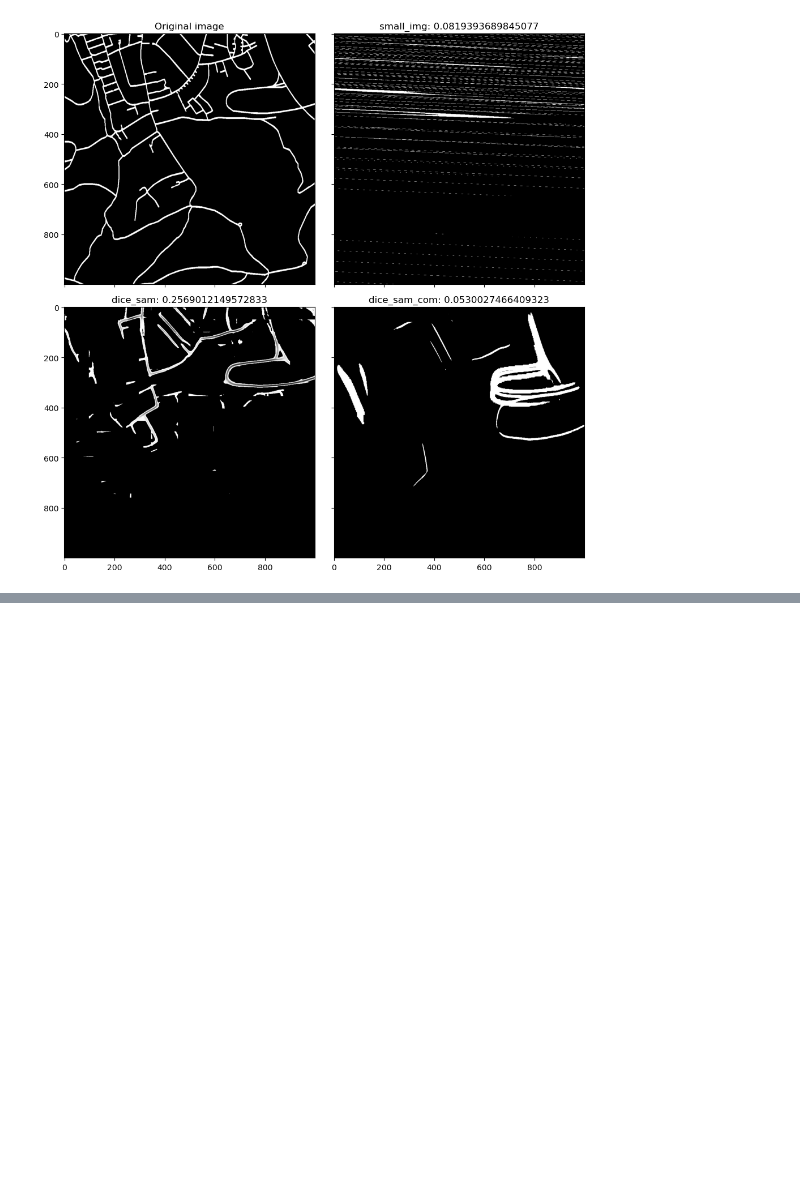
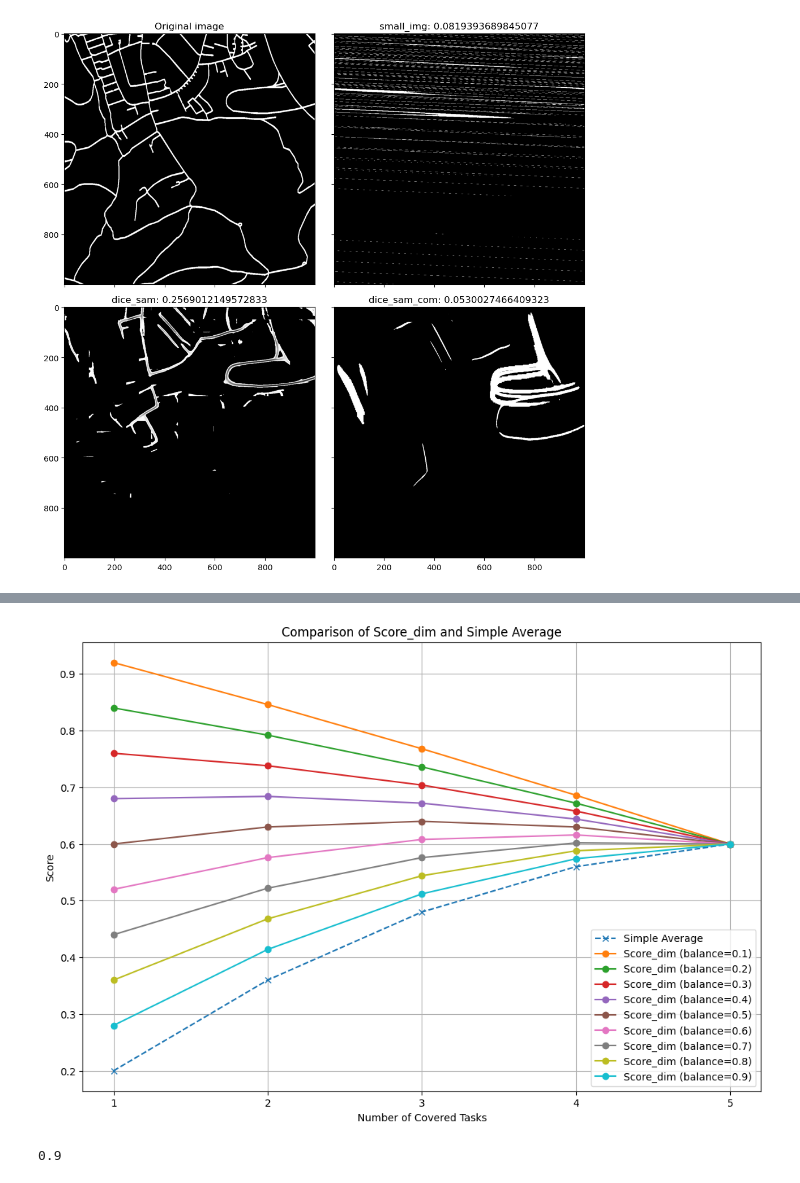
Before and after one commit to pipe1223/RemoteSeg, a Jupyter notebook: test_everything.ipynb, the cells around one changed output, grey strips where cells are left out. Cells and saved outputs as stored; diff of their text form; code cells hidden in the pictures; blank space fills up the shorter version.

```diff
--- a/test_everything.ipynb
+++ b/test_everything.ipynb
@@ -1759,0 +1784,65 @@ result_sam_com
+# %%
+import matplotlib.pyplot as plt
+import numpy as np
+
+# Constants
+N_total_tasks = 5
+
+# Data
+data1 = [1.0, 0, 0, 0, 0]  # cover only 1 task
+data2 = [0.9, 0.9, 0, 0, 0]  # cover only 2 tasks
+data3 = [0.8, 0.8, 0.8, 0, 0]  # cover only 3 tasks
+data4 = [0.7, 0.7, 0.7, 0.7, 0]  # cover only 4 tasks
+data5 = [0.6, 0.6, 0.6, 0.6, 0.6]  # cover all 5 tasks
+
+datasets = [data1, data2, data3, data4, data5]
+
+# # Function to calculate Score_dim
+# def calculate_score_dim(data, balance):
+#     N_covered_tasks = np.count_nonzero(data)
+#     average_task_score = np.mean(data) if N_covered_tasks > 0 else 0
+#     return (average_task_score * N_covered_tasks / N_total_tasks) * ((1 - balance) + balance * N_covered_tasks / N_total_tasks)
+
+# Function to calculate Score_dim
+def calculate_score_dim(data, balance):
+    N_covered_tasks = np.count_nonzero(data)
+
+
+
+    average_task_score = np.sum(data)/N_covered_tasks
+
+    # print ('average_task_score:', average_task_score)
+    # print ('N_covered_tasks / N_total_tasks:', N_covered_tasks / N_total_tasks)
+    # print ('score:',(average_task_score * N_covered_tasks / N_covered_tasks) * ((1 - balance) + balance * N_covered_tasks / N_total_tasks))
+
+    return (average_task_score * N_covered_tasks / N_covered_tasks) * ((1 - balance) + balance * N_covered_tasks / N_total_tasks)
+
+# Function to calculate Simple Average
+def calculate_simple_average(data):
+    return np.sum(data) / N_total_tasks
+
+# Plotting
+plt.figure(figsize=(12, 8))
+
+# Plot Simple Average
+simple_averages = [calculate_simple_average(data) for data in datasets]
+plt.plot(range(1, 6), simple_averages, marker='x', label='Simple Average', linestyle='--')
+
+
+# score_dims = [calculate_score_dim(data, 0.7) for data in datasets]
+# plt.plot(range(1, 6), score_dims, marker='o', label=f'Score_dim (balance={balance:.1f})')
+
+# Plot Score_dim for different balances
+balances = [i/10 for i in range(1, 10)]
+for balance in balances:
+    score_dims = [calculate_score_dim(data, balance) for data in datasets]
+    plt.plot(range(1, 6), score_dims, marker='o', label=f'Score_dim (balance={balance:.1f})')
+
+plt.title('Comparison of Score_dim and Simple Average')
+plt.xlabel('Number of Covered Tasks')
+plt.ylabel('Score')
+plt.xticks(range(1, 6))
+plt.legend()
+plt.grid(True)
+plt.show()
+# %% [output]
@@ -1759,0 +1866,5 @@ result_sam_com
+[figure, added]
+# %%
+1- float(1/10)
+# %% [output]
+0.9
```
Also changed, not shown: parts of 2 cells of this notebook, 2 other files.
